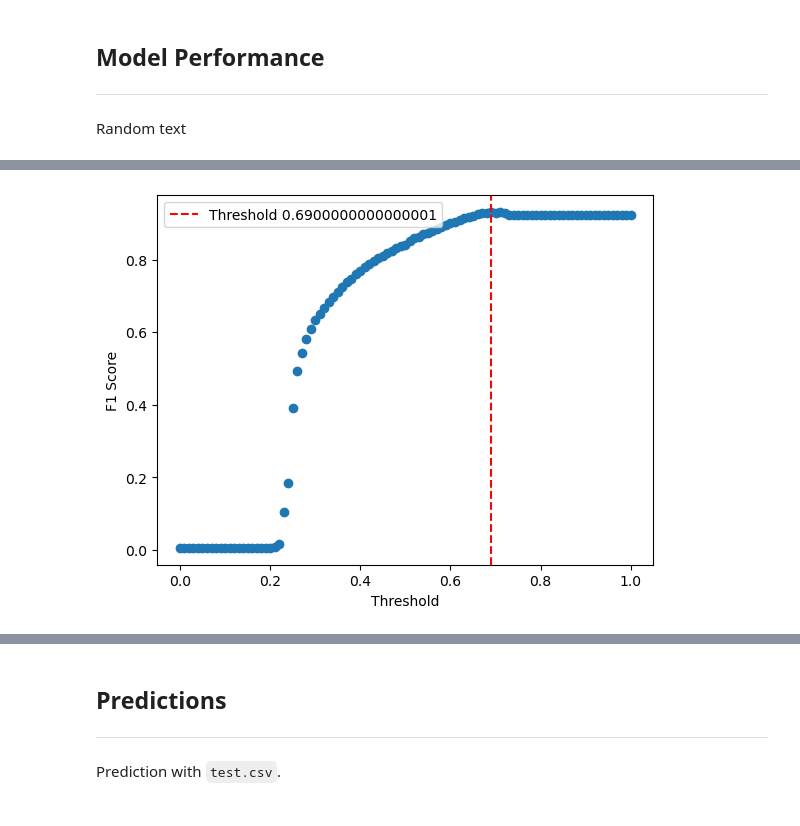
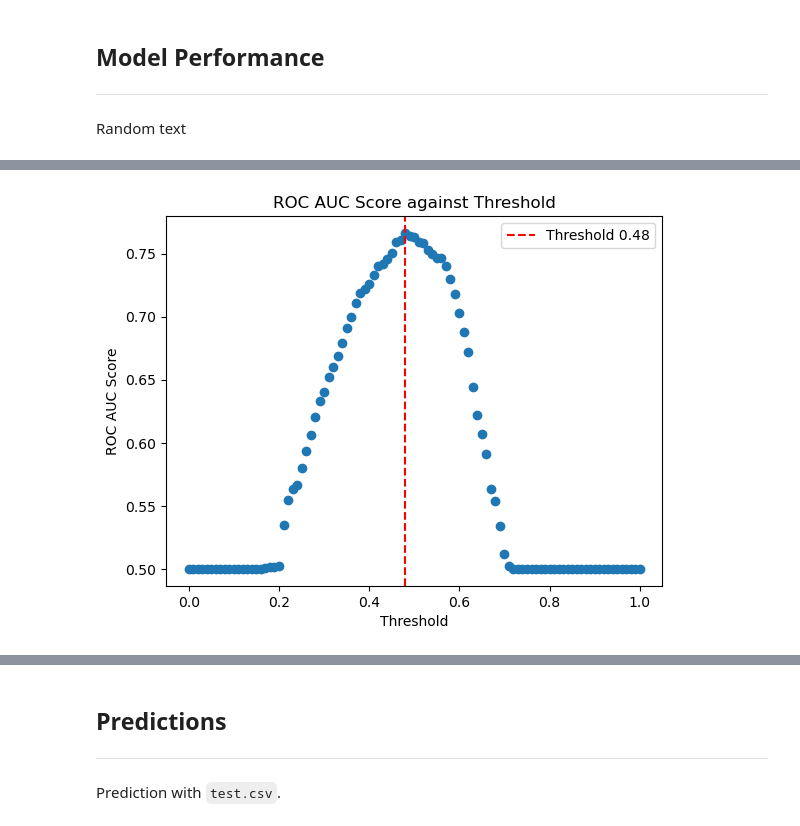
Before and after one commit to eeshawn11/DSI33-Project4, a Jupyter notebook: code/Part_2_Modelling.ipynb, the cells around one changed output, grey strips where cells are left out. Drawn from its saved outputs; the diff is of its cells as text; code cells hidden in the pictures.

```diff
--- a/code/Part_2_Modelling.ipynb
+++ b/code/Part_2_Modelling.ipynb
@@ -169,6 +172,6 @@ Number features: 39 Total Variance Explained: 0.8006068171774354
 # %%
 # Instantiating models for classification
-lr = LogisticRegression(random_state=rng)
+lr = LogisticRegression(solver='liblinear', random_state=rng)
 knn = KNeighborsClassifier()
 # rf = RandomForestClassifier(random_state=rng)
 et = ExtraTreesClassifier(random_state=rng)
@@ -288,6 +290,5 @@ class Results:
 # %%
-# define scoring metrics for comparison. GridSearchCV will optimise based on the 1st metric
-score_metric = ['f1_weighted']
+# define scoring metrics for optimisation with GridSearchCV
+score_metric = ['roc_auc']
 
-results = Results()
-results.create_dict(score_metric)
+results = Results(score_metric)
@@ -302,10 +296,9 @@ results.create_dict(score_metric)
 Create a set of parameters for each model to be passed into GridSearchCV for hyperparameter tuning.
 # %%
 lr_params = {
-    'clf__solver': ['liblinear', 'newton-cg'],
-    'clf__penalty': ['l2'],
+    'clf__penalty': ['l1', 'l2'],
     'clf__C': [100, 10, 1.0, 0.1, 0.01],
-    'clf__max_iter': [100, 150, 500],
+    'clf__max_iter': [200, 400],
     'clf__class_weight': ['balanced', None],
 }
 
@@ -324,13 +317,13 @@ et_params = {
 
 ada_params = {
     'clf__learning_rate': [1.0, 2.0, 10],
-    'clf__n_estimators': [150, 200, 250],
+    'clf__n_estimators': [50, 80, 120],
 }
 
 hgbc_params = {
     'clf__learning_rate': [0.001, 0.01, 0.1],
     'clf__l2_regularization': [0, 0.1, 1],
-    'clf__max_iter': [100, 200, 300],
+    'clf__max_iter': [80, 100, 120],
 }
 # %%
 lr_best = results.run_pipe(lr, lr_params)
@@ -502,22 +500,23 @@ weighted avg       0.93      0.76      0.82      2102
 # %%
 threshold = []
-f1_score_ = []
+roc_auc_score_ = []
 
 for p in np.linspace(0,1,101):
   threshold.append(p)
   y_pred = (best_model.predict_proba(X_train)[:,1] >= p).astype(int)
-  f1_score_.append(f1_score(y_train,y_pred, average='weighted'))
+  roc_auc_score_.append(roc_auc_score(y_train,y_pred))
 
-threshold_max = threshold[np.argmax(f1_score_)]
+threshold_max = threshold[np.argmax(roc_auc_score_)]
 # %%
-plt.scatter(threshold,f1_score_)
+plt.scatter(threshold,roc_auc_score_)
 plt.axvline(x=threshold_max, linestyle='--', c='red', label=f'Threshold {threshold_max}')
 plt.xlabel("Threshold")
-plt.ylabel("F1 Score")
+plt.ylabel("ROC AUC Score")
+plt.title("ROC AUC Score against Threshold")
 plt.legend(loc='best')
 plt.show();
 # %% [output]
-[figure, old version]
+[figure, new version]
 # %%
 y_hat = pd.Series(np.where(best_model.predict_proba(X_test)[:,1] >= threshold_max, 1, 0),
                      dtype='category')
```
Also changed, not shown: parts of 29 cells of this notebook.
